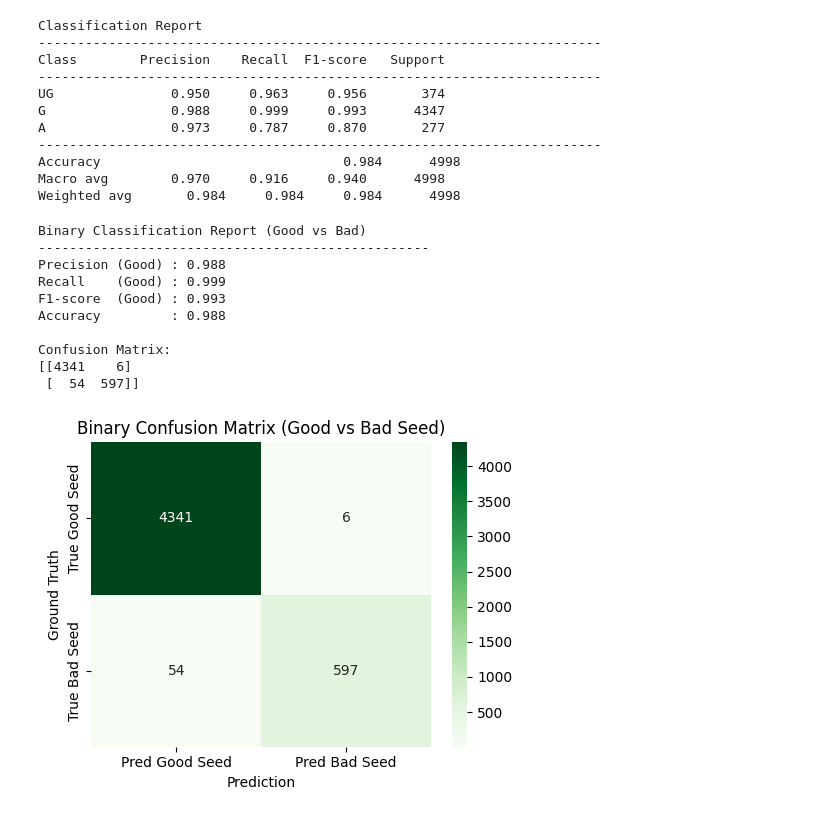
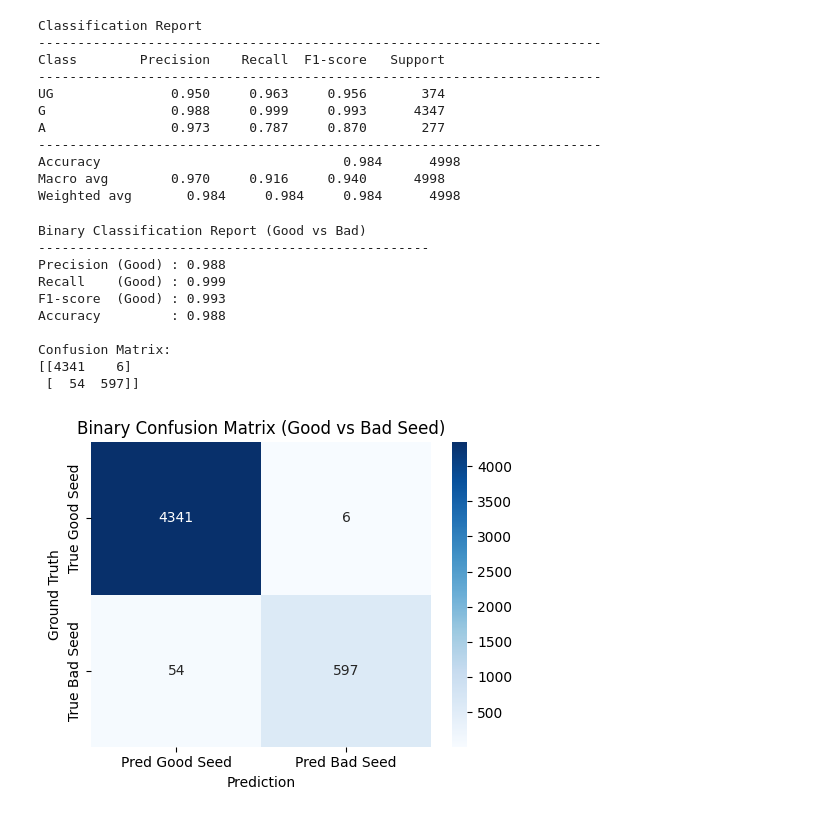
Before and after one commit to swayam-1992/Seed_Classified_Testing_Tool, a Jupyter notebook: hp_runs_analysis.ipynb, the cells around one changed output. Cells and saved outputs as stored; diff of their text form; code cells hidden in the pictures.

```diff
--- a/hp_runs_analysis.ipynb
+++ b/hp_runs_analysis.ipynb
@@ -540,32 +542,32 @@ print("\nConfusion Matrix:")
 print(confusion_2)
 
 # ============================================================
 # PLOT CONFUSION MATRIX
 # ============================================================
 plt.figure(figsize=(5, 4))
 sns.heatmap(
     confusion_2,
     annot=True,
     fmt="d",
-    cmap="Greens",
+    cmap="Blues",
     xticklabels=["Pred Good Seed", "Pred Bad Seed"],
     yticklabels=["True Good Seed", "True Bad Seed"]
 )
 
 plt.title("Binary Confusion Matrix (Good vs Bad Seed)")
 plt.xlabel("Prediction")
 plt.ylabel("Ground Truth")
 plt.tight_layout()
 plt.show()
 # %% [output]
 Binary Classification Report (Good vs Bad)
 --------------------------------------------------
 Precision (Good) : 0.988
 Recall    (Good) : 0.999
 F1-score  (Good) : 0.993
 Accuracy         : 0.988
 
 Confusion Matrix:
 [[4341    6]
  [  54  597]]
-[figure, old version]
+[figure, new version]
```
Also changed, not shown: parts of 2 cells of this notebook, 7 other files.
